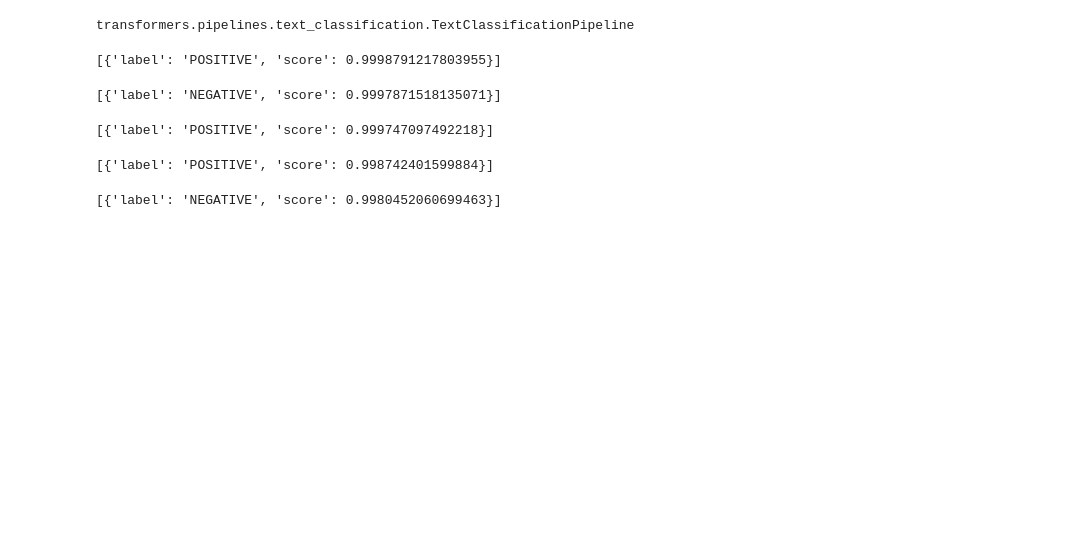
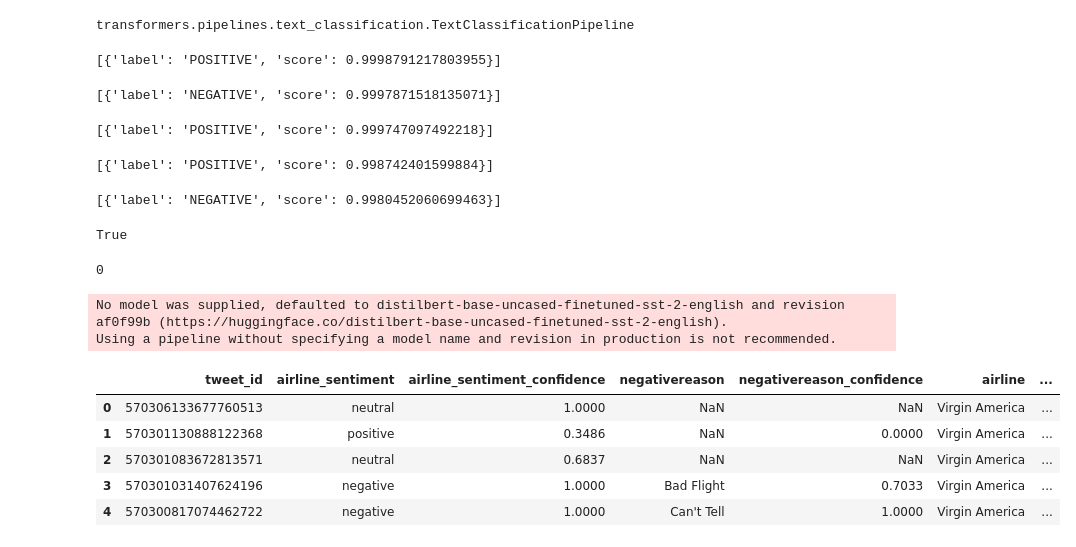
Before and after one commit to danielmachlab/transformers_nlp, a Jupyter notebook: PipelineSentimentAnalysis.ipynb, the cells around one changed output. Saved outputs shown, nothing was run; the diff lists cells and outputs as text; code cells hidden in the pictures; blank space fills up the shorter version.

```diff
--- a/PipelineSentimentAnalysis.ipynb
+++ b/PipelineSentimentAnalysis.ipynb
@@ -55,3 +58,16 @@ classifier("This show was not bad at all")
 classifier("I can't say this was a good movie")
 # %% [output]
 [{'label': 'NEGATIVE', 'score': 0.9980452060699463}]
+# %%
+torch.cuda.is_available()
+# %% [output]
+True
+# %%
+torch.cuda.current_device()
+# %% [output]
+0
+# %%
+classifier = pipeline("sentiment-analysis", device=0)
+# %% [output]
+No model was supplied, defaulted to distilbert-base-uncased-finetuned-sst-2-english and revision af0f99b (https://huggingface.co/distilbert-base-uncased-finetuned-sst-2-english).
+Using a pipeline without specifying a model name and revision in production is not recommended.
@@ -57,0 +76,9 @@ classifier("I can't say this was a good movie")
+# %%
+df_.head()
+# %% [output]
+|  | tweet_id | airline_sentiment | airline_sentiment_confidence | negativereason | negativereason_confidence | airline | ... |
+| 0 | 570306133677760513 | neutral | 1.0000 | NaN | NaN | Virgin America | ... |
+| 1 | 570301130888122368 | positive | 0.3486 | NaN | 0.0000 | Virgin America | ... |
+| 2 | 570301083672813571 | neutral | 0.6837 | NaN | NaN | Virgin America | ... |
+| 3 | 570301031407624196 | negative | 1.0000 | Bad Flight | 0.7033 | Virgin America | ... |
+| 4 | 570300817074462722 | negative | 1.0000 | Can't Tell | 1.0000 | Virgin America | ... |
```
Also changed, not shown: parts of 21 cells of this notebook.
